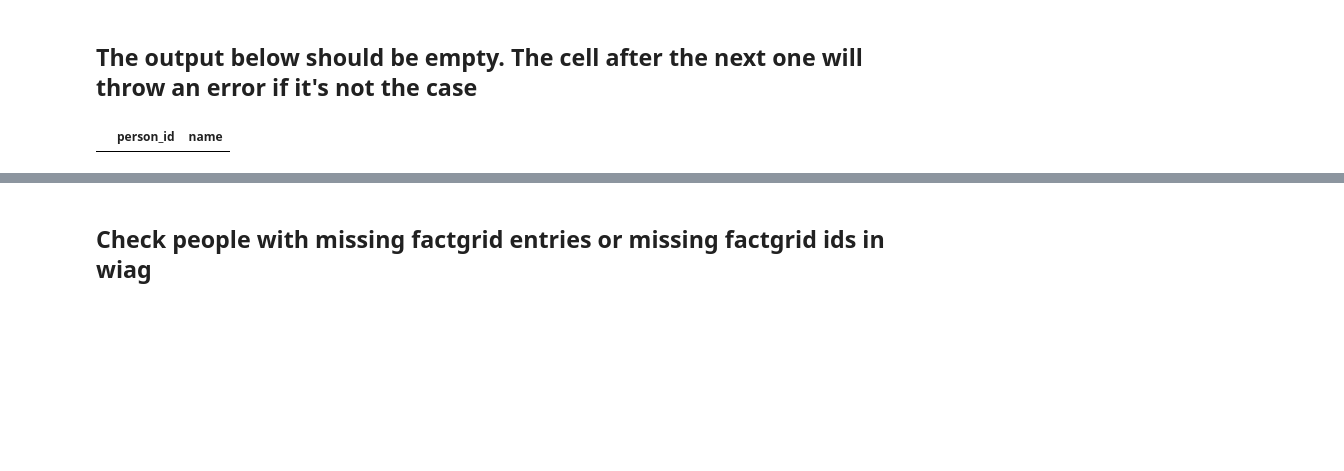
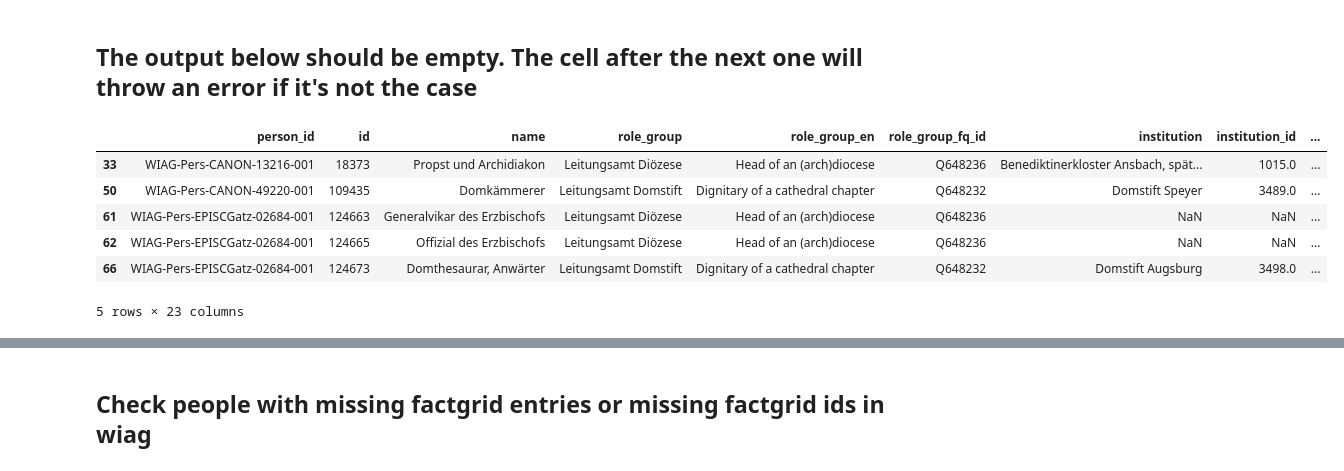
Before and after one commit to WIAG-ADW-GOE/WIAGweb2, a Jupyter notebook: notebooks/wiag_to_factgrid.ipynb, the cells around one changed output, grey strips where cells are left out. Saved outputs shown, nothing was run; the diff lists cells and outputs as text; code cells hidden in the pictures; blank space fills up the shorter version.

```diff
--- a/notebooks/wiag_to_factgrid.ipynb
+++ b/notebooks/wiag_to_factgrid.ipynb
@@ -14,8 +14,8 @@ from datetime import datetime, timedelta
 import math
 import traceback
 # %%
-input_path = "C:\\Users\\khan32\\Documents\\factgrid_py"
-# input_path = "."
+# input_path = "C:\\Users\\khan32\\Documents\\factgrid_py"
+input_path = "."
 # %%
 output_path = input_path
 # %%
@@ -33,7 +33,7 @@ from the main wiag database in the csv format.
 
 Rename it to include the date. An example filename would be `role_2024_04_24.csv`
 # %%
-input_file = f"role_2024_05_14.csv"
+input_file = f"role_2024_05_10.csv"
 input_path_file = os.path.join(input_path, input_file)
 wiag_roles_df = pd.read_csv(input_path_file, names=['id', 'note', 'name', 'comment', 'gs_reg_id', 'generic_term', 'plural', 'definition', 'role_gp_fg_id', 'gender', 'lang', 'role_group_id','r_id','item_id','r_note','authority_id','role_fg_id','r_comment'])
 len(wiag_roles_df)
@@ -43,7 +43,7 @@ len(wiag_roles_df)
 ### Download data from wiag
 https://wiag-vokabulare.uni-goettingen.de/query/can
 # %%
-input_file = f"WIAG-Domherren-DB-Ämter_2024-05-22.csv"
+input_file = f"WIAG-Domherren-DB-Ämter_2024-05-28.csv"
 input_path_file = os.path.join(input_path, input_file)
 role_all_df = pd.read_csv(input_path_file, sep=';')
 len(role_all_df)
@@ -214,3 +209,0 @@ duplicate_fg_entries.head()
-# %%
-assert duplicate_fg_entries.empty, f"There are possible duplicates on factgrid\n.{duplicate_fg_entries}"
-factgrid_institution_df = factgrid_institution_df[~factgrid_institution_df['fg_gsn_id'].isin(duplicate_fg_entries['fg_gsn_id'].to_list())]
@@ -565,7 +484,13 @@ joined_df = joined_df[~joined_df['name'].isin(
 # %% [markdown]
 ## The output below should be empty. The cell after the next one will throw an error if it's not the case
 # %%
-joined_df[joined_df['role_fg_id'].isna()][['person_id', 'name']]
-# joined_df[joined_df['role_fg_id'].isna()]
+missing_roles_df = joined_df[joined_df['role_fg_id'].isna()]
+missing_roles_df.head()
 # %% [output]
-|  | person_id | name |
+|  | person_id | id | name | role_group | role_group_en | role_group_fq_id | institution | institution_id | ... |
+| 33 | WIAG-Pers-CANON-13216-001 | 18373 | Propst und Archidiakon | Leitungsamt Diözese | Head of an (arch)diocese | Q648236 | Benediktinerkloster Ansbach, spät... | 1015.0 | ... |
+| 50 | WIAG-Pers-CANON-49220-001 | 109435 | Domkämmerer | Leitungsamt Domstift | Dignitary of a cathedral chapter | Q648232 | Domstift Speyer | 3489.0 | ... |
+| 61 | WIAG-Pers-EPISCGatz-02684-001 | 124663 | Generalvikar des Erzbischofs | Leitungsamt Diözese | Head of an (arch)diocese | Q648236 | NaN | NaN | ... |
+| 62 | WIAG-Pers-EPISCGatz-02684-001 | 124665 | Offizial des Erzbischofs | Leitungsamt Diözese | Head of an (arch)diocese | Q648236 | NaN | NaN | ... |
+| 66 | WIAG-Pers-EPISCGatz-02684-001 | 124673 | Domthesaurar, Anwärter | Leitungsamt Domstift | Dignitary of a cathedral chapter | Q648232 | Domstift Augsburg | 3498.0 | ... |
+5 rows × 23 columns
```
Also changed, not shown: parts of 41 cells of this notebook.
